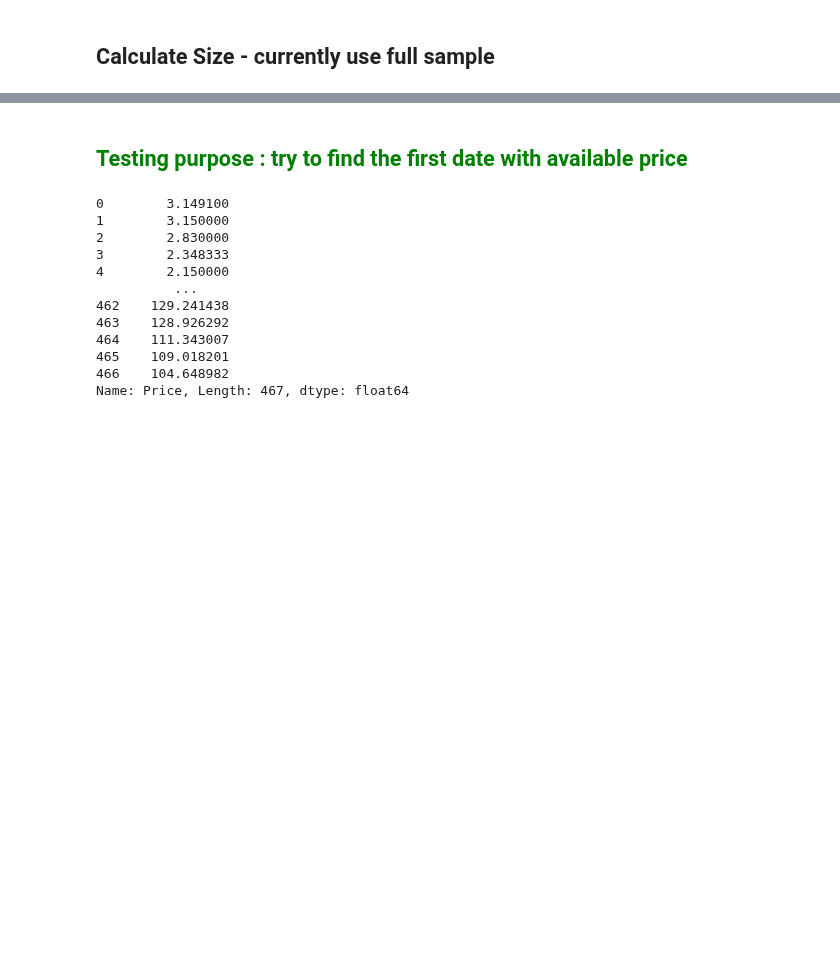
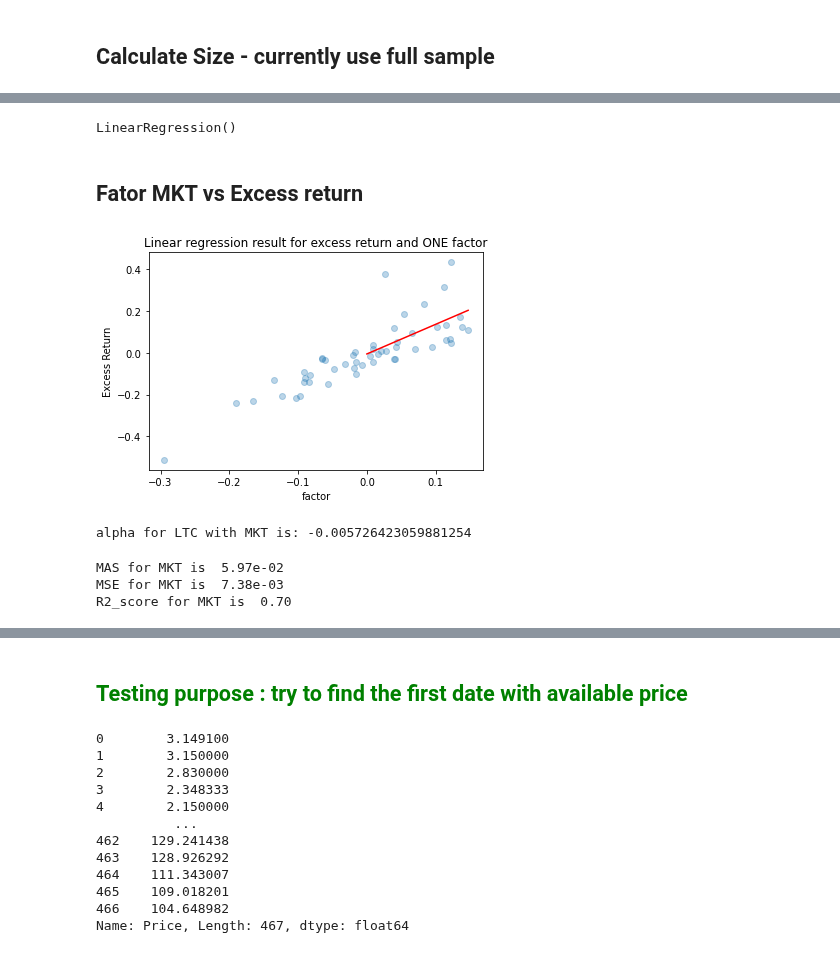
Before and after one commit to PracticumCrypto/C5-Analyzer, a Jupyter notebook: DataPull-MKT_SIZE_Fiona.ipynb, the cells around one changed output, grey strips where cells are left out. Saved outputs shown, nothing was run; the diff lists cells and outputs as text; code cells hidden in the pictures; blank space fills up the shorter version.

```diff
--- a/DataPull-MKT_SIZE_Fiona.ipynb
+++ b/DataPull-MKT_SIZE_Fiona.ipynb
@@ -316,0 +317,25 @@ ltc_reg.head()
+# %%
+target = "ExcessReturn"
+feature1 = ['MKT']
+feature2 = ['SMB']
+features =['MKT', 'SMB']
+
+# features.remove(target)
+# features.remove("Date")
+y = ltc_reg[target].copy()
+x1 = ltc_reg [feature1].copy()
+x2 = ltc_reg [feature2].copy()
+x3 = ltc_reg [features].copy()
+# %%
+from sklearn.linear_model import LinearRegression
+from sklearn.metrics import mean_absolute_error, mean_squared_error, r2_score
+
+model1 = LinearRegression()
+model2 = LinearRegression()
+model3 = LinearRegression()
+# %%
+model1.fit(x1, y)
+model2.fit(x2, y)
+model3.fit(x3, y)
+# %% [output]
+LinearRegression()
@@ -316,0 +346,34 @@ ltc_reg.head()
+# %%
+import numpy as np
+import matplotlib.pyplot as plt
+%matplotlib inline
+
+def myPlot(factor, excessreturn, model):
+    plt.scatter(factor, excessreturn, alpha=0.3)
+    x = np.linspace(0, factor.max())
+    y = model.predict(x.reshape(-1,1))
+    plt.plot(x, y, color='r')
+    plt.xlabel('factor')
+    plt.ylabel('Excess Return')
+    plt.title('Linear regression result for excess return and ONE factor')
+    plt.show()
+# %% [markdown]
+## Fator MKT vs Excess return
+# %%
+myPlot(ltc_reg.MKT, ltc_reg.ExcessReturn, model1)
+# %% [output]
+[figure, added]
+# %%
+### get the alpha with MKT factor only
+print('alpha for LTC with MKT is:', model1.intercept_)
+# %% [output]
+alpha for LTC with MKT is: -0.005726423059881254
+# %%
+### measure the performance of MKT Factor
+print('MAS for MKT is {: .2e}'.format(mean_absolute_error(y, y1)))
+print('MSE for MKT is {: .2e}'.format(mean_squared_error(y, y1)))
+print('R2_score for MKT is {: .2f}'.format(r2_score(y, y1)))
+# %% [output]
+MAS for MKT is  5.97e-02
+MSE for MKT is  7.38e-03
+R2_score for MKT is  0.70
```
Also changed, not shown: parts of 22 cells of this notebook.
